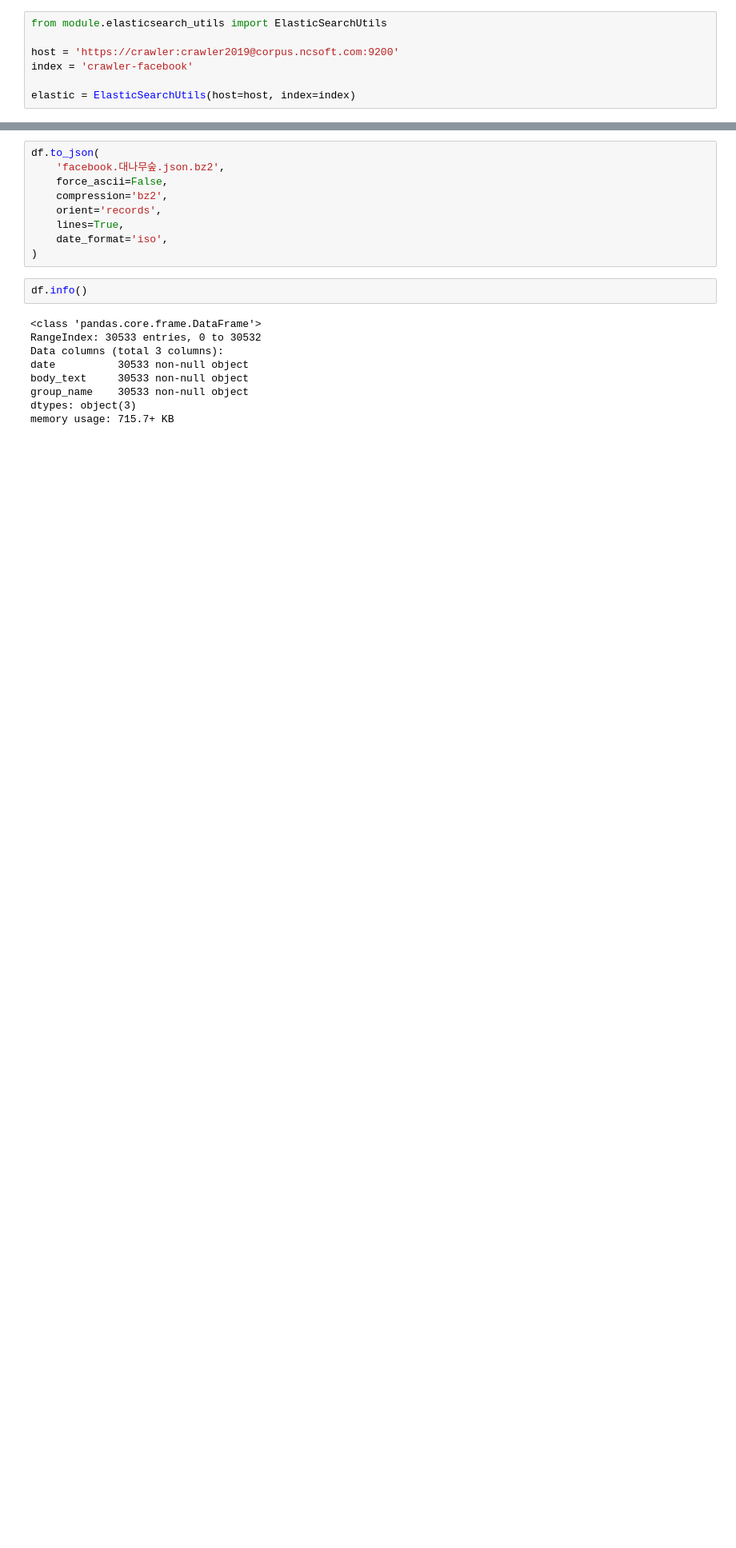
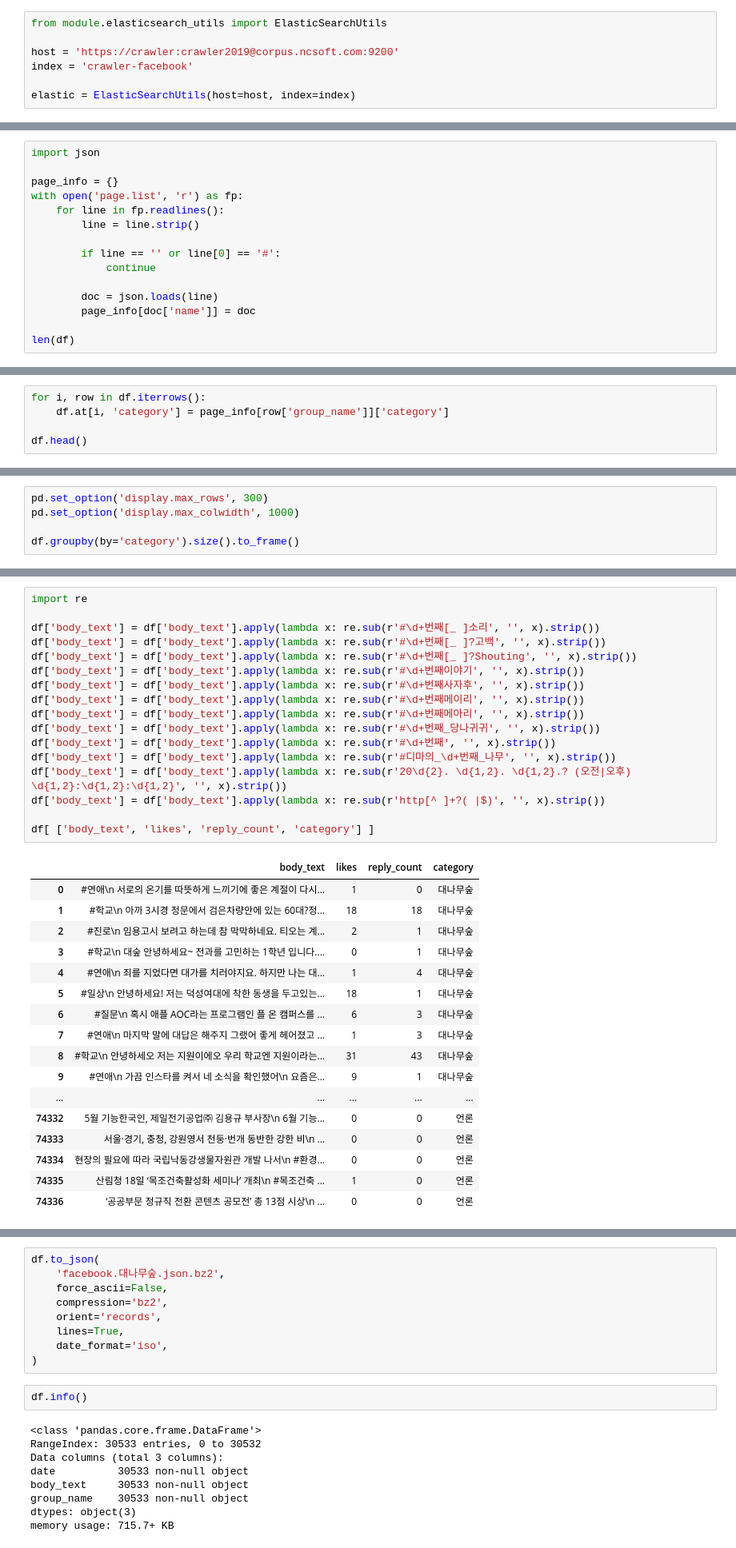
Before and after one commit to ejpark78/nlp-utils, a Jupyter notebook: facebook.ipynb, the cells around one changed output, grey strips where cells are left out. Shown at 80% size. Drawn from its saved outputs; the diff is of its cells as text; blank space fills up the shorter version.

```diff
--- a/facebook.ipynb
+++ b/facebook.ipynb
@@ -261,0 +236,15 @@ df
+# %%
+import json
+
+page_info = {}
+with open('page.list', 'r') as fp:
+    for line in fp.readlines():
+        line = line.strip()
+
+        if line == '' or line[0] == '#':
+            continue
+
+        doc = json.loads(line)
+        page_info[doc['name']] = doc
+
+len(df)
@@ -261,0 +253,5 @@ df
+# %%
+for i, row in df.iterrows():
+    df.at[i, 'category'] = page_info[row['group_name']]['category']
+
+df.head()
@@ -261,0 +265,5 @@ df
+# %%
+pd.set_option('display.max_rows', 300)
+pd.set_option('display.max_colwidth', 1000)
+
+df.groupby(by='category').size().to_frame()
@@ -261,0 +277,35 @@ df
+# %%
+import re
+
+df['body_text'] = df['body_text'].apply(lambda x: re.sub(r'#\d+번째[_ ]소리', '', x).strip())
+df['body_text'] = df['body_text'].apply(lambda x: re.sub(r'#\d+번째[_ ]?고백', '', x).strip())
+df['body_text'] = df['body_text'].apply(lambda x: re.sub(r'#\d+번째[_ ]?Shouting', '', x).strip())
+df['body_text'] = df['body_text'].apply(lambda x: re.sub(r'#\d+번째이야기', '', x).strip())
+df['body_text'] = df['body_text'].apply(lambda x: re.sub(r'#\d+번째사자후', '', x).strip())
+df['body_text'] = df['body_text'].apply(lambda x: re.sub(r'#\d+번째메이리', '', x).strip())
+df['body_text'] = df['body_text'].apply(lambda x: re.sub(r'#\d+번째메아리', '', x).strip())
+df['body_text'] = df['body_text'].apply(lambda x: re.sub(r'#\d+번째_당나귀귀', '', x).strip())
+df['body_text'] = df['body_text'].apply(lambda x: re.sub(r'#\d+번째', '', x).strip())
+df['body_text'] = df['body_text'].apply(lambda x: re.sub(r'#디마의_\d+번째_나무', '', x).strip())
+df['body_text'] = df['body_text'].apply(lambda x: re.sub(r'20\d{2}. \d{1,2}. \d{1,2}.? (오전|오후) \d{1,2}:\d{1,2}:\d{1,2}', '', x).strip())
+df['body_text'] = df['body_text'].apply(lambda x: re.sub(r'http[^ ]+?( |$)', '', x).strip())
+
+df[ ['body_text', 'likes', 'reply_count', 'category'] ]
+# %% [output]
+|  | body_text | likes | reply_count | category |
+| 0 | #연애\n 서로의 온기를 따뜻하게 느끼기에 좋은 계절이 다시... | 1 | 0 | 대나무숲 |
+| 1 | #학교\n 아까 3시경 정문에서 검은차량안에 있는 60대?정... | 18 | 18 | 대나무숲 |
+| 2 | #진로\n 임용고시 보려고 하는데 참 막막하네요. 티오는 계... | 2 | 1 | 대나무숲 |
+| 3 | #학교\n 대숲 안녕하세요~ 전과를 고민하는 1학년 입니다.... | 0 | 1 | 대나무숲 |
+| 4 | #연애\n 죄를 지었다면 대가를 치러야지요. 하지만 나는 대... | 1 | 4 | 대나무숲 |
+| 5 | #일상\n 안녕하세요! 저는 덕성여대에 착한 동생을 두고있는... | 18 | 1 | 대나무숲 |
+| 6 | #질문\n 혹시 애플 AOC라는 프로그램인 플 온 캠퍼스를 ... | 6 | 3 | 대나무숲 |
+| 7 | #연애\n 마지막 말에 대답은 해주지 그랬어 좋게 헤어졌고 ... | 1 | 3 | 대나무숲 |
+| 8 | #학교\n 안녕하세오 저는 지원이에오 우리 학교엔 지원이라는... | 31 | 43 | 대나무숲 |
+| 9 | #연애\n 가끔 인스타를 켜서 네 소식을 확인했어\n 요즘은... | 9 | 1 | 대나무숲 |
+| ... | ... | ... | ... | ... |
+| 74332 | 5월 기능한국인, 제일전기공업㈜ 김용규 부사장\n 6월 기능... | 0 | 0 | 언론 |
+| 74333 | 서울·경기, 충청, 강원영서 천둥·번개 동반한 강한 비\n ... | 0 | 0 | 언론 |
+| 74334 | 현장의 필요에 따라 국립낙동강생물자원관 개발 나서\n #환경... | 0 | 0 | 언론 |
+| 74335 | 산림청 18일 ‘목조건축활성화 세미나’ 개최\n #목조건축 ... | 1 | 0 | 언론 |
+| 74336 | ‘공공부문 정규직 전환 콘텐츠 공모전’ 총 13점 시상\n ... | 0 | 0 | 언론 |
```
Also changed, not shown: parts of 9 cells of this notebook, 41 other files.
